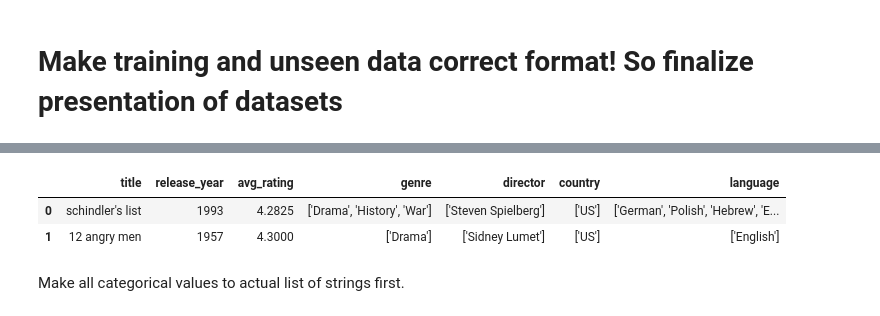
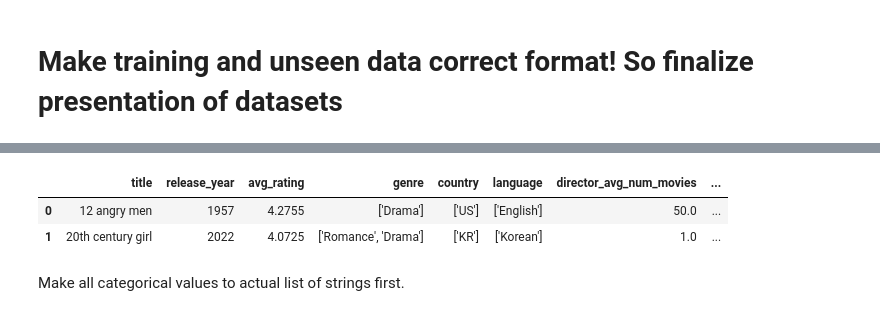
Before and after one commit to Bronzemarkian/ML_movie_project, a Jupyter notebook: ml_model.ipynb, the cells around one changed output, grey strips where cells are left out. Saved outputs shown, nothing was run; the diff lists cells and outputs as text; code cells hidden in the pictures.

```diff
--- a/ml_model.ipynb
+++ b/ml_model.ipynb
@@ -63,10 +149,10 @@ df.head(2)
 # %%
-df_unseen = pd.read_csv('unseen_movies.csv')
+df_unseen = pd.read_csv('unseen_movies_direc_stats.csv')
 df_unseen.head(2)
 # %% [output]
-|  | title | release_year | avg_rating | genre | director | country | language |
-| 0 | schindler's list | 1993 | 4.2825 | ['Drama', 'History', 'War'] | ['Steven Spielberg'] | ['US'] | ['German', 'Polish', 'Hebrew', 'E... |
-| 1 | 12 angry men | 1957 | 4.3000 | ['Drama'] | ['Sidney Lumet'] | ['US'] | ['English'] |
+|  | title | release_year | avg_rating | genre | country | language | director_avg_num_movies | ... |
+| 0 | 12 angry men | 1957 | 4.2755 | ['Drama'] | ['US'] | ['English'] | 50.0 | ... |
+| 1 | 20th century girl | 2022 | 4.0725 | ['Romance', 'Drama'] | ['KR'] | ['Korean'] | 1.0 | ... |
 # %% [markdown]
 Make all categorical values to actual list of strings first.
 # %%
```
Also changed, not shown: parts of 17 cells of this notebook.
